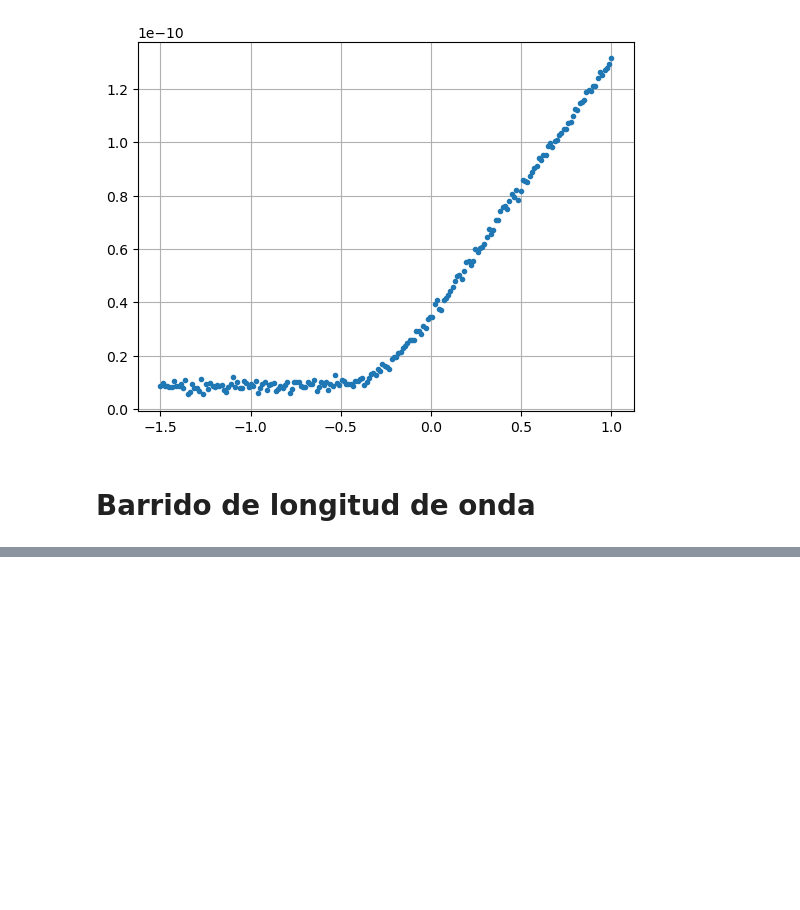
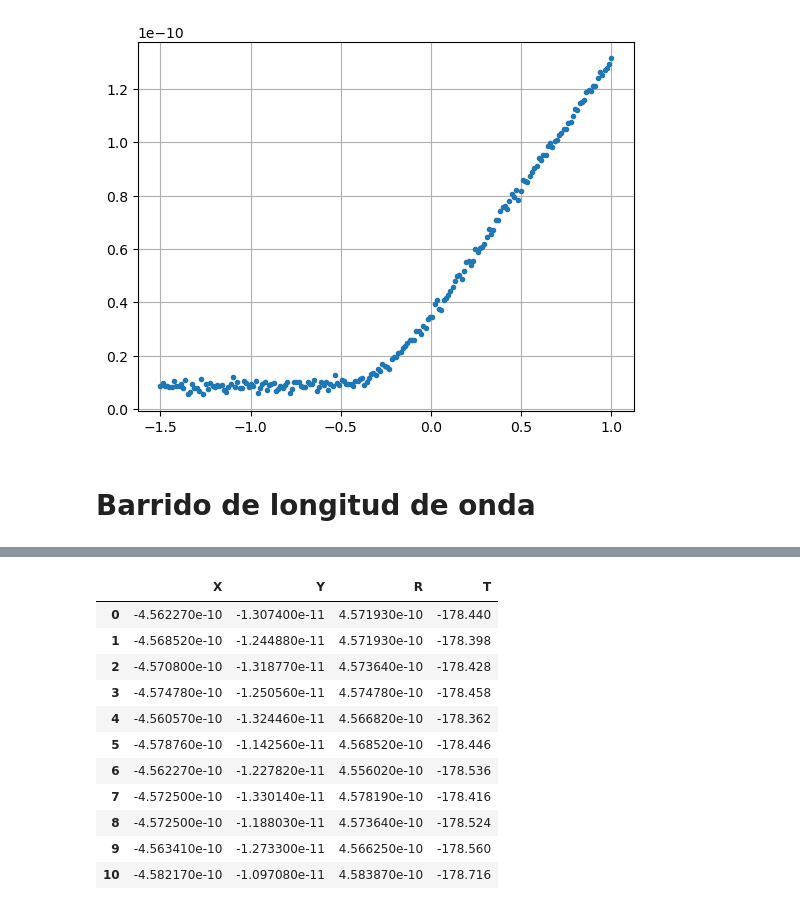
Before and after one commit to BernardoPironio/Efecto-fotoelectrico, a Jupyter notebook: codigo_mediciones.ipynb, the cells around one changed output, grey strips where cells are left out. Cells and saved outputs as stored; diff of their text form; code cells hidden in the pictures; blank space fills up the shorter version.

```diff
--- a/codigo_mediciones.ipynb
+++ b/codigo_mediciones.ipynb
@@ -138,9 +148,8 @@ X = []
 Y = []
 R = []
 T = []
-V = []
 
-while True:
+for i in np.linspace(1,10,11):
     medicionXY = lockin.get_medicion()
     medicionRT = lockin.get_medicion(False)
     print(medicionXY)
@@ -148,7 +157,6 @@ while True:
     print('------------------')
     time.sleep(0.1)
 
-    V.append(i)
     X.append(medicionXY[0])
     Y.append(medicionXY[1])
     R.append(medicionRT[0])
@@ -156,8 +182,20 @@ while True:
 # %%
 data = pd.DataFrame({'X':X,
                      'Y':Y,
-                     'V':V,
                      'R':R,
                      'T':T})
 
 display(data)
+# %% [output]
+|  | X | Y | R | T |
+| 0 | -4.562270e-10 | -1.307400e-11 | 4.571930e-10 | -178.440 |
+| 1 | -4.568520e-10 | -1.244880e-11 | 4.571930e-10 | -178.398 |
+| 2 | -4.570800e-10 | -1.318770e-11 | 4.573640e-10 | -178.428 |
+| 3 | -4.574780e-10 | -1.250560e-11 | 4.574780e-10 | -178.458 |
+| 4 | -4.560570e-10 | -1.324460e-11 | 4.566820e-10 | -178.362 |
+| 5 | -4.578760e-10 | -1.142560e-11 | 4.568520e-10 | -178.446 |
+| 6 | -4.562270e-10 | -1.227820e-11 | 4.556020e-10 | -178.536 |
+| 7 | -4.572500e-10 | -1.330140e-11 | 4.578190e-10 | -178.416 |
+| 8 | -4.572500e-10 | -1.188030e-11 | 4.573640e-10 | -178.524 |
+| 9 | -4.563410e-10 | -1.273300e-11 | 4.566250e-10 | -178.560 |
+| 10 | -4.582170e-10 | -1.097080e-11 | 4.583870e-10 | -178.716 |
```
Also changed, not shown: parts of 12 cells of this notebook, 52 other files.
